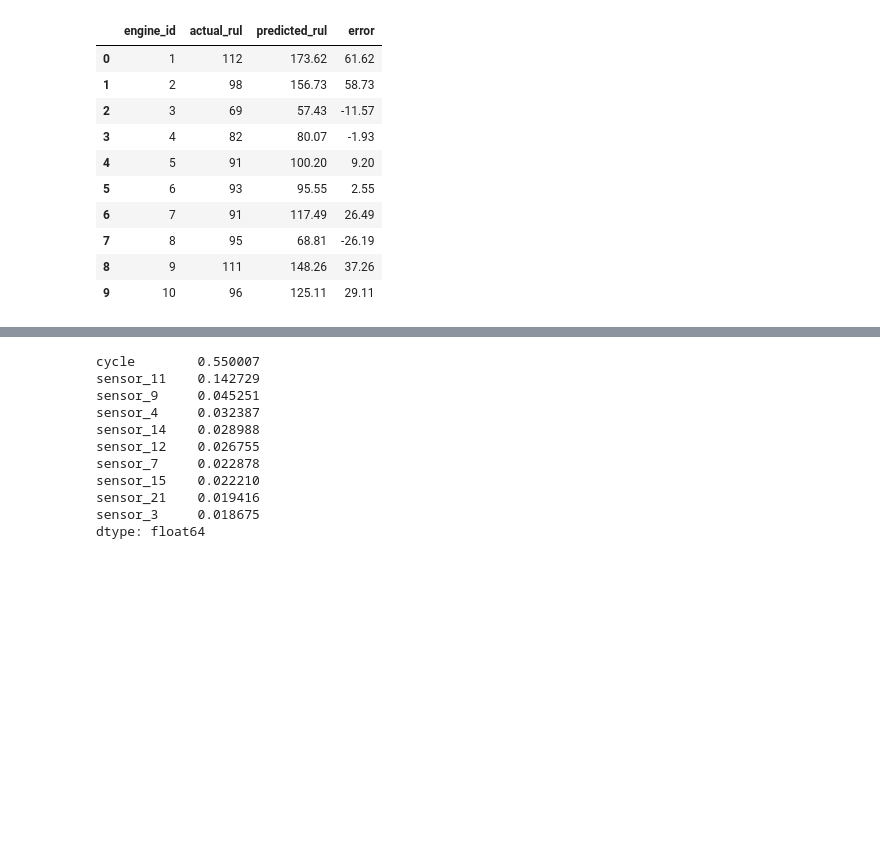
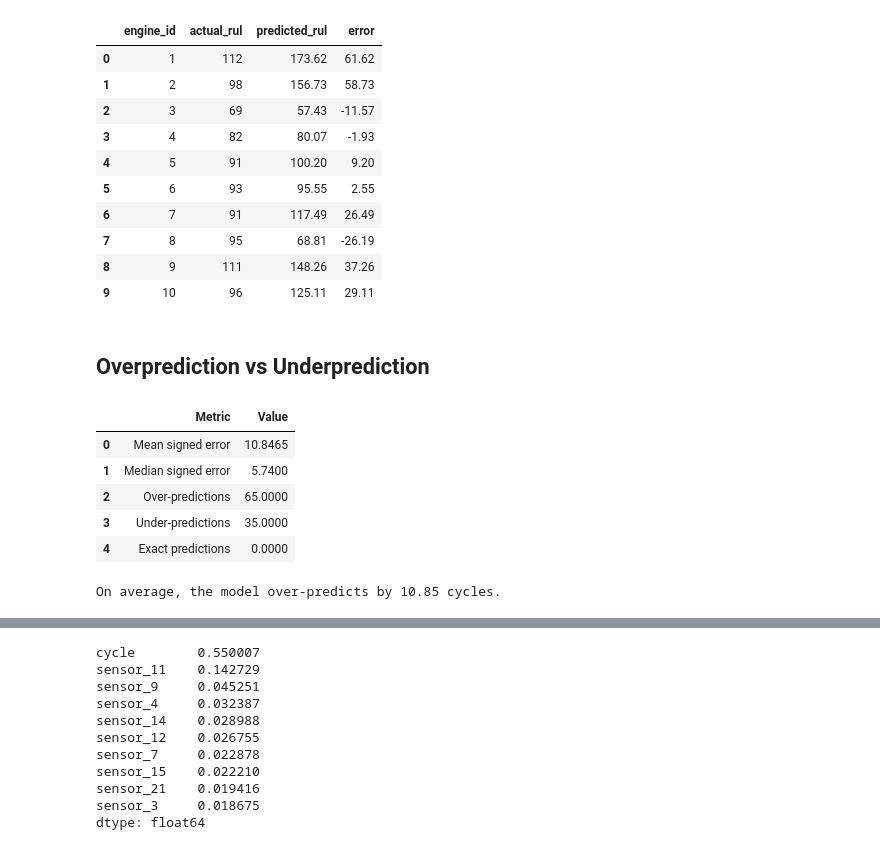
Before and after one commit to mdseqh/ML-Applications-on-Engine-RUL---MANU-465, a Jupyter notebook: random forest uncapped.ipynb, the cells around one changed output, grey strips where cells are left out. Cells and saved outputs as stored; diff of their text form; code cells hidden in the pictures; blank space fills up the shorter version.

```diff
--- a/random forest uncapped.ipynb
+++ b/random forest uncapped.ipynb
@@ -167,3 +158,45 @@ Test R^2: 0.571
 | 7 | 8 | 95 | 68.81 | -26.19 |
 | 8 | 9 | 111 | 148.26 | 37.26 |
 | 9 | 10 | 96 | 125.11 | 29.11 |
+# %% [markdown]
+## Overprediction vs Underprediction
+# %%
+mean_signed_error = float(results_df["error"].mean())
+median_signed_error = float(results_df["error"].median())
+over_predictions = int((results_df["error"] > 0).sum())
+under_predictions = int((results_df["error"] < 0).sum())
+exact_predictions = int((results_df["error"] == 0).sum())
+
+bias_summary = pd.DataFrame({
+    "Metric": [
+        "Mean signed error",
+        "Median signed error",
+        "Over-predictions",
+        "Under-predictions",
+        "Exact predictions"
+    ],
+    "Value": [
+        mean_signed_error,
+        median_signed_error,
+        over_predictions,
+        under_predictions,
+        exact_predictions
+    ]
+})
+
+display(bias_summary)
+
+if mean_signed_error > 0:
+    print(f"On average, the model over-predicts by {mean_signed_error:.2f} cycles.")
+elif mean_signed_error < 0:
+    print(f"On average, the model under-predicts by {abs(mean_signed_error):.2f} cycles.")
+else:
+    print("On average, the model is unbiased in signed error.")
+# %% [output]
+|  | Metric | Value |
+| 0 | Mean signed error | 10.8465 |
+| 1 | Median signed error | 5.7400 |
+| 2 | Over-predictions | 65.0000 |
+| 3 | Under-predictions | 35.0000 |
+| 4 | Exact predictions | 0.0000 |
+On average, the model over-predicts by 10.85 cycles.
```
Also changed, not shown: parts of 6 cells of this notebook, 2 other files.
